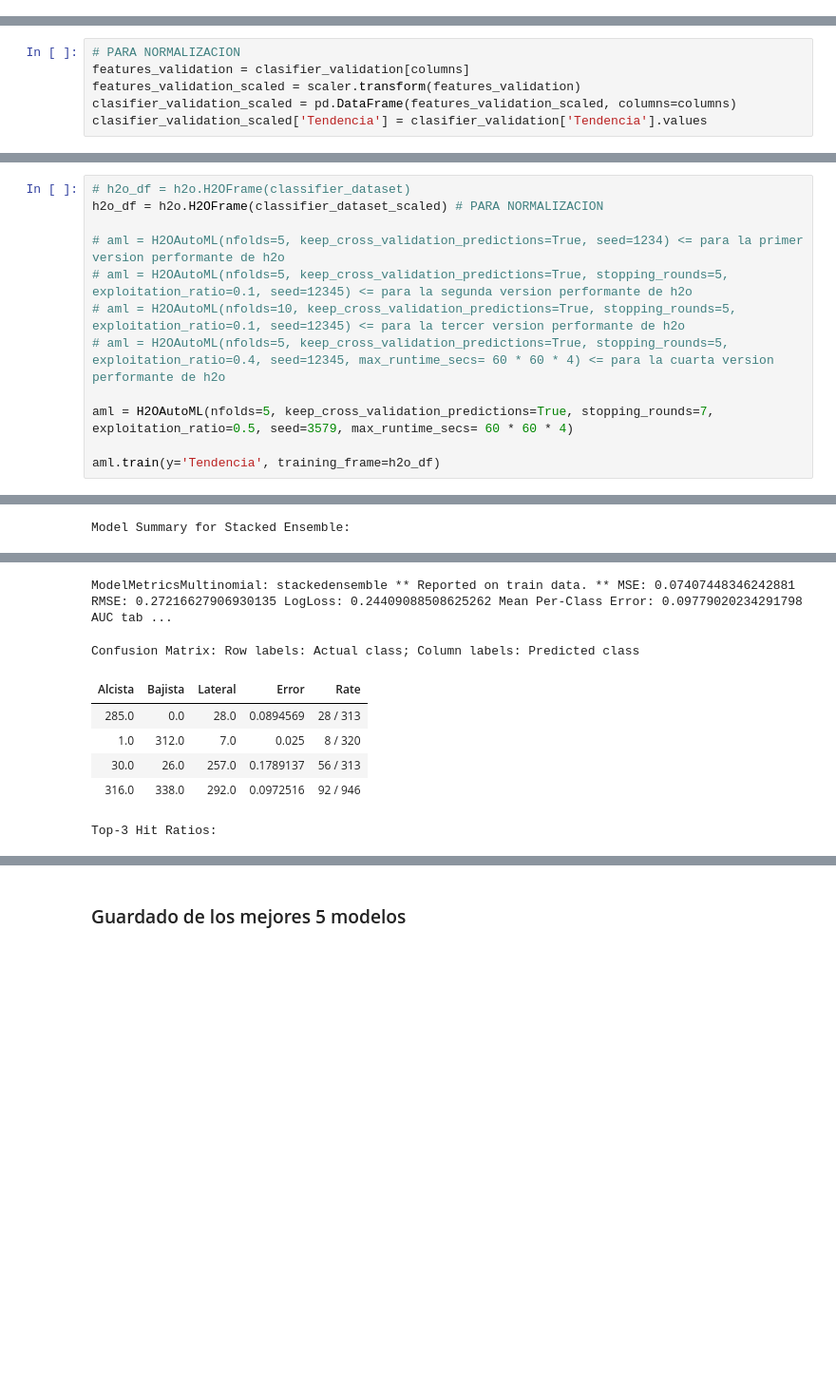
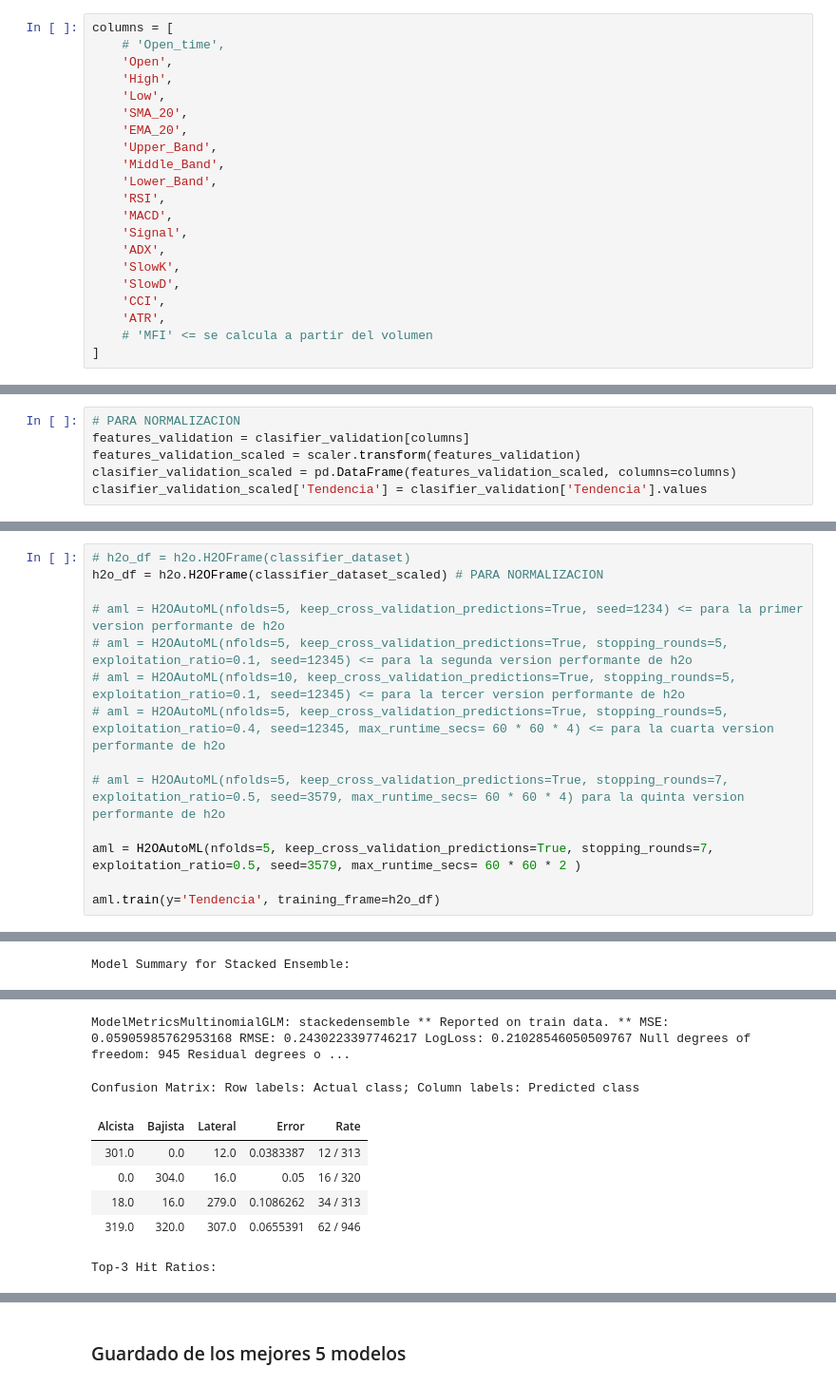
Before and after one commit to marianoMarchetta1/Tesis-2024, a Jupyter notebook: models/auto_ml_classifier.ipynb, the cells around one changed output, grey strips where cells are left out. Shown at 95% size. Saved outputs shown, nothing was run; the diff lists cells and outputs as text; blank space fills up the shorter version.

```diff
--- a/models/auto_ml_classifier.ipynb
+++ b/models/auto_ml_classifier.ipynb
@@ -61,3 +16,24 @@ columns = [
+# %%
+columns = [
+    # 'Open_time',
+    'Open',
+    'High',
+    'Low',
+    'SMA_20',
+    'EMA_20',
+    'Upper_Band',
+    'Middle_Band',
+    'Lower_Band',
+    'RSI',
+    'MACD',
+    'Signal',
+    'ADX',
+    'SlowK',
+    'SlowD',
+    'CCI',
+    'ATR',
+    # 'MFI' <= se calcula a partir del volumen
+]
 # %% [markdown]
 ### Armado y entrenamiento de un clasificador a partir de los datos originales
 # %%
@@ -122,7 +98,9 @@ h2o_df = h2o.H2OFrame(classifier_dataset_scaled) # PARA NORMALIZACION
 # aml = H2OAutoML(nfolds=10, keep_cross_validation_predictions=True, stopping_rounds=5, exploitation_ratio=0.1, seed=12345) <= para la tercer version performante de h2o
 # aml = H2OAutoML(nfolds=5, keep_cross_validation_predictions=True, stopping_rounds=5, exploitation_ratio=0.4, seed=12345, max_runtime_secs= 60 * 60 * 4) <= para la cuarta version performante de h2o
 
-aml = H2OAutoML(nfolds=5, keep_cross_validation_predictions=True, stopping_rounds=7, exploitation_ratio=0.5, seed=3579, max_runtime_secs= 60 * 60 * 4)
+# aml = H2OAutoML(nfolds=5, keep_cross_validation_predictions=True, stopping_rounds=7, exploitation_ratio=0.5, seed=3579, max_runtime_secs= 60 * 60 * 4) para la quinta version performante de h2o
+
+aml = H2OAutoML(nfolds=5, keep_cross_validation_predictions=True, stopping_rounds=7, exploitation_ratio=0.5, seed=3579, max_runtime_secs= 60 * 60 * 2 )
 
 aml.train(y='Tendencia', training_frame=h2o_df)
 # %% [output]
@@ -143,13 +121,13 @@ Model Summary for Stacked Ensemble:
 | Metalearner fold assignment scheme | Random |
 | Metalearner nfolds | 5 |
 | Metalearner fold_column | None |
 | Custom metalearner hyperparameters | None |
-ModelMetricsMultinomial: stackedensemble ** Reported on train data. ** MSE: 0.07407448346242881 RMSE: 0.27216627906930135 LogLoss: 0.24409088508625262 Mean Per-Class Error: 0.09779020234291798 AUC tab ...
+ModelMetricsMultinomialGLM: stackedensemble ** Reported on train data. ** MSE: 0.05905985762953168 RMSE: 0.2430223397746217 LogLoss: 0.21028546050509767 Null degrees of freedom: 945 Residual degrees o ...
 Confusion Matrix: Row labels: Actual class; Column labels: Predicted class
 | Alcista | Bajista | Lateral | Error | Rate |
-| 285.0 | 0.0 | 28.0 | 0.0894569 | 28 / 313 |
-| 1.0 | 312.0 | 7.0 | 0.025 | 8 / 320 |
-| 30.0 | 26.0 | 257.0 | 0.1789137 | 56 / 313 |
-| 316.0 | 338.0 | 292.0 | 0.0972516 | 92 / 946 |
+| 301.0 | 0.0 | 12.0 | 0.0383387 | 12 / 313 |
+| 0.0 | 304.0 | 16.0 | 0.05 | 16 / 320 |
+| 18.0 | 16.0 | 279.0 | 0.1086262 | 34 / 313 |
+| 319.0 | 320.0 | 307.0 | 0.0655391 | 62 / 946 |
 Top-3 Hit Ratios:
 | k | hit_ratio |
```
Also changed, not shown: parts of 16 cells of this notebook, 17 other files.
